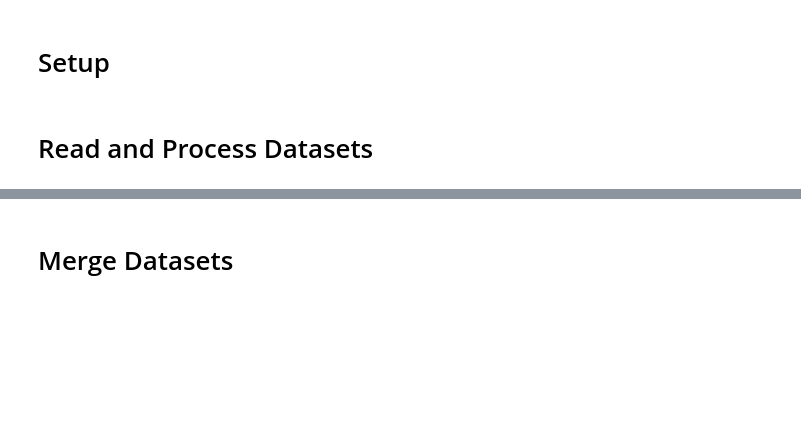
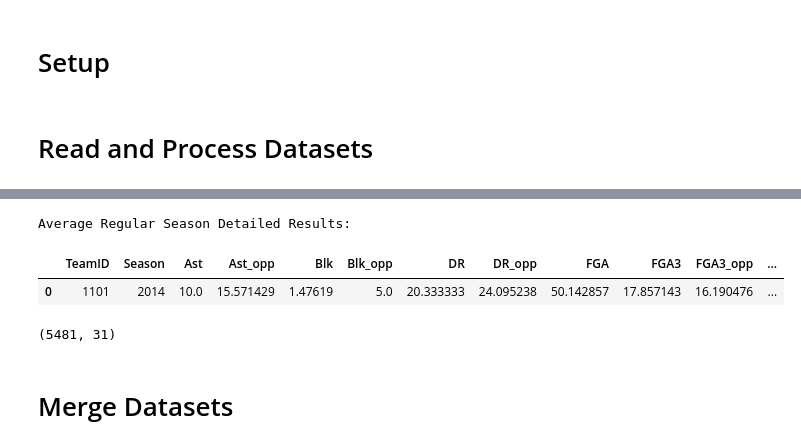
Before and after one commit to aarontrefler/kaggle-ncaa-men-19, a Jupyter notebook: notebooks/AT-0.1-features.ipynb, the cells around one changed output, grey strips where cells are left out. Drawn from its saved outputs; the diff is of its cells as text; code cells hidden in the pictures; blank space fills up the shorter version.

```diff
--- a/notebooks/AT-0.1-features.ipynb
+++ b/notebooks/AT-0.1-features.ipynb
@@ -4,3 +7,5 @@
 import numpy as np
 import pandas as pd
+# %%
+pd.options.display.max_columns = 999
 # %%
@@ -93,3 +153,10 @@ df_sub = (
+# %%
+display_df(df_rs_d_res_agg, title="Average Regular Season Detailed Results")
+# %% [output]
+Average Regular Season Detailed Results:
+|  | TeamID | Season | Ast | Ast_opp | Blk | Blk_opp | DR | DR_opp | FGA | FGA3 | FGA3_opp | ... |
+| 0 | 1101 | 2014 | 10.0 | 15.571429 | 1.47619 | 5.0 | 20.333333 | 24.095238 | 50.142857 | 17.857143 | 16.190476 | ... |
+(5481, 31)
 # %% [markdown]
 # Merge Datasets
 # %%
```
Also changed, not shown: parts of 11 cells of this notebook, 7 other files.
